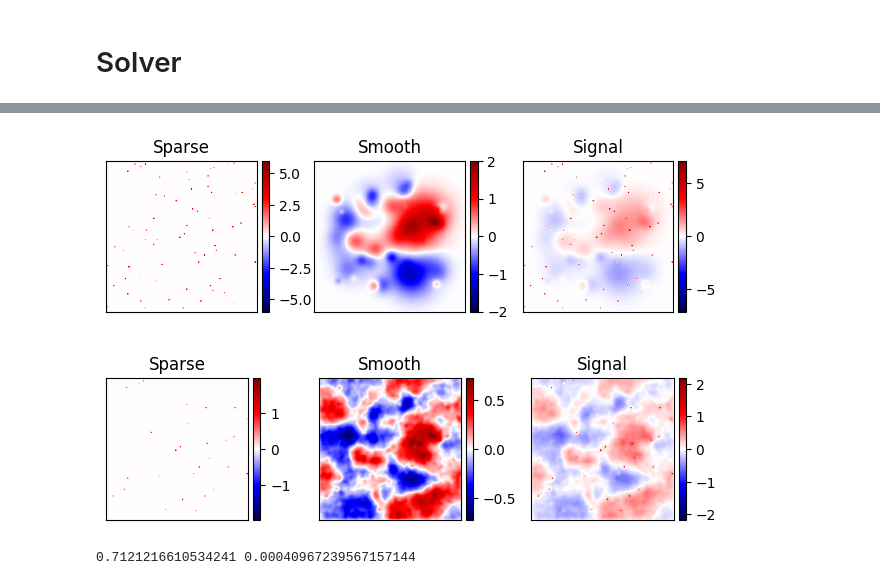
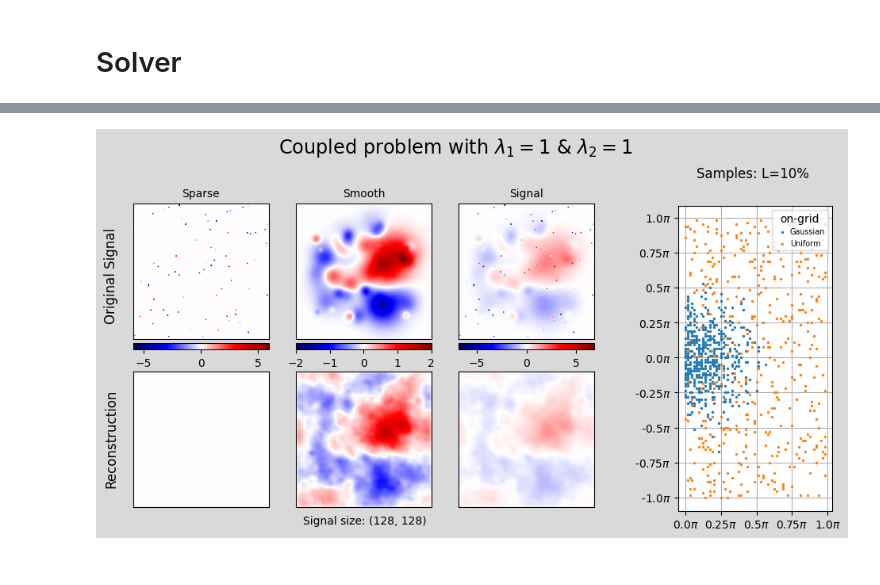
Before and after one commit to vacostaepfl/L1-L2, a Jupyter notebook: main.ipynb, the cells around one changed output, grey strips where cells are left out. Cells and saved outputs as stored; diff of their text form; code cells hidden in the pictures.

```diff
--- a/main.ipynb
+++ b/main.ipynb
@@ -9,16 +10,16 @@ import numpy as np
 # %% [markdown]
 # Signal
 # %%
-dim = (128,128)
+dim = (128, 128)
 
 # Sparse signal parameters
-sparse_range = (0, 6)
+sparse_range = (-6, 6)
 density = 0.005
 
 # Smooth signal parameters
 smooth_amplitude = 2
 sigmas_range = (2e-2, 2e-1)
-nb_gaussian = int(0.5*dim[0])
+nb_gaussian = int(0.5 * dim[0])
 
 # Seed
 seed = 42
@@ -51,8 +49,10 @@ y = compute_y(y0, pnsr)
 from pyxu.operator import Laplacian
 
 # Loss weights
-lambda1 = 0.2
-lambda2 = 0.4
+lambda1 = 1
+lambda2 = 1
 
-x1,x2 = coupled_solve(y, op, lambda1, lambda2, Laplacian(dim))
+coupled = True
+
+x1, x2 = solve(y, op, lambda1, lambda2, coupled, Laplacian(dim))
 # %% [output]
@@ -77,13 +77,17 @@ ResourceWarning: Enable tracemalloc to get the object allocation traceback
 # %%
 sparse_rcstr, smooth_rcstr, signal_rcstr = map(
     lambda x: x.reshape(dim), (x1, x2, x1 + x2)
 )
 
-plot_signal(sparse_signal, smooth_signal)
-plot_signal(sparse_rcstr, smooth_rcstr)
+fig = plot_results(
+    [sparse_signal, smooth_signal],
+    [sparse_rcstr, smooth_rcstr],
+    lambda1,
+    lambda2,
+    op,
+    coupled,
+)
 
-print(nmse(signal,signal_rcstr), wasserstein_dist(signal,signal_rcstr))
+save_widget(fig, lambda1, lambda2, op)
 # %% [output]
-[figure, old version]
+[figure, new version]
-[figure, removed]
-0.7121216610534241 0.00040967239567157144
```
Also changed, not shown: parts of 6 cells of this notebook, 5 other files.
